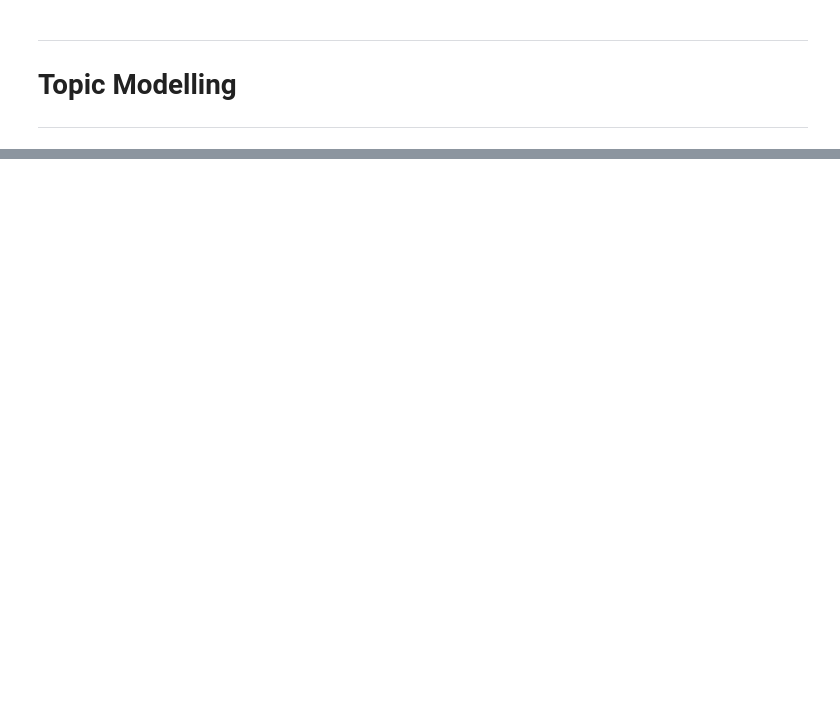
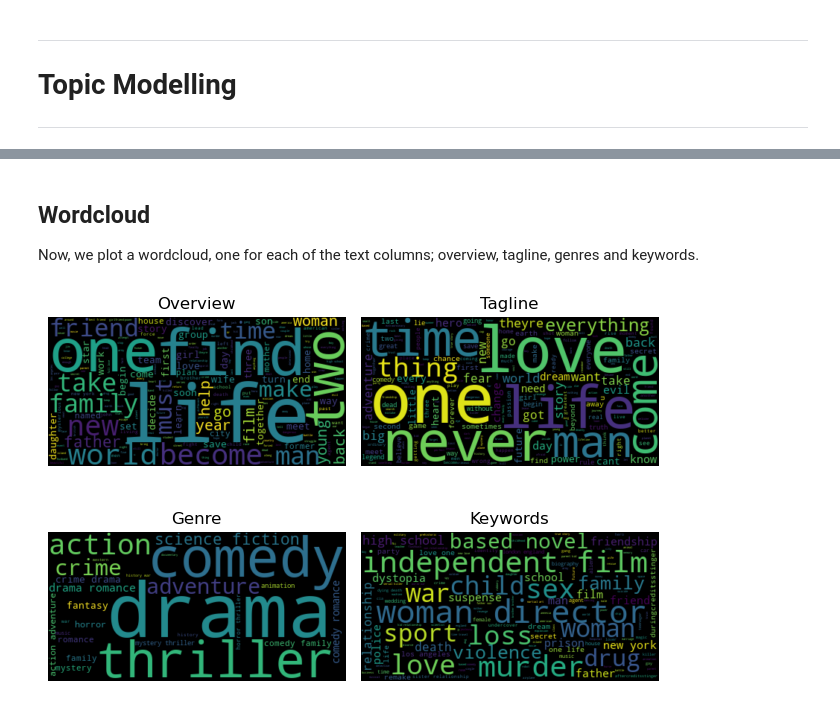
Before and after one commit to jennifer-dtu-2023/02807_project, a Jupyter notebook: merge_network_text.ipynb, the cells around one changed output, grey strips where cells are left out. Cells and saved outputs as stored; diff of their text form; code cells hidden in the pictures; blank space fills up the shorter version.

Commit message:
Add files via upload
Added text preprocessing

```diff
--- a/merge_network_text.ipynb
+++ b/merge_network_text.ipynb
@@ -369,0 +457,5 @@ df_tmdb_new
+# %%
+def remove(string, regex):
+    result = re.sub(regex, '', string)
+
+    return result
@@ -369,0 +492,4 @@ df_tmdb_new
+# %%
+#preprocessed text
+df_preprocessed = preProcess(movie_text)
+df_preprocessed
@@ -369,0 +568,41 @@ df_tmdb_new
+# %% [markdown]
+## **Wordcloud**
+Now, we plot a wordcloud, one for each of the text columns; overview, tagline, genres and keywords.
+# %%
+def wordCloud(df, column):
+    text = ' '.join(df[column])
+
+    wordcloud = WordCloud().generate(text)
+    return wordcloud
+# %%
+wordcloud_overview = wordCloud(df_preprocessed, 'overview')
+wordcloud_tagline = wordCloud(df_preprocessed, 'tagline')
+wordcloud_genre_text = wordCloud(df_preprocessed, 'genres')
+wordcloud_keywords_text = wordCloud(df_preprocessed, 'keywords')
+# %%
+plt.subplots(nrows=2, ncols=2)
+plt.subplot(2, 2, 1)
+plt.imshow(wordcloud_overview, interpolation = 'bilinear')
+plt.axis("off")
+plt.title("Overview")
+
+plt.subplot(2, 2, 2)
+plt.imshow(wordcloud_tagline, interpolation = 'bilinear')
+plt.axis("off")
+plt.title("Tagline")
+
+plt.subplot(2, 2, 3)
+plt.imshow(wordcloud_genre_text, interpolation = 'bilinear')
+plt.axis("off")
+plt.title("Genre")
+
+plt.subplot(2, 2, 4)
+plt.imshow(wordcloud_keywords_text, interpolation = 'bilinear')
+plt.axis("off")
+plt.title("Keywords")
+
+
+plt.tight_layout()
+plt.show()
+# %% [output]
+[figure, added]
```
Also changed, not shown: parts of 40 cells of this notebook.
